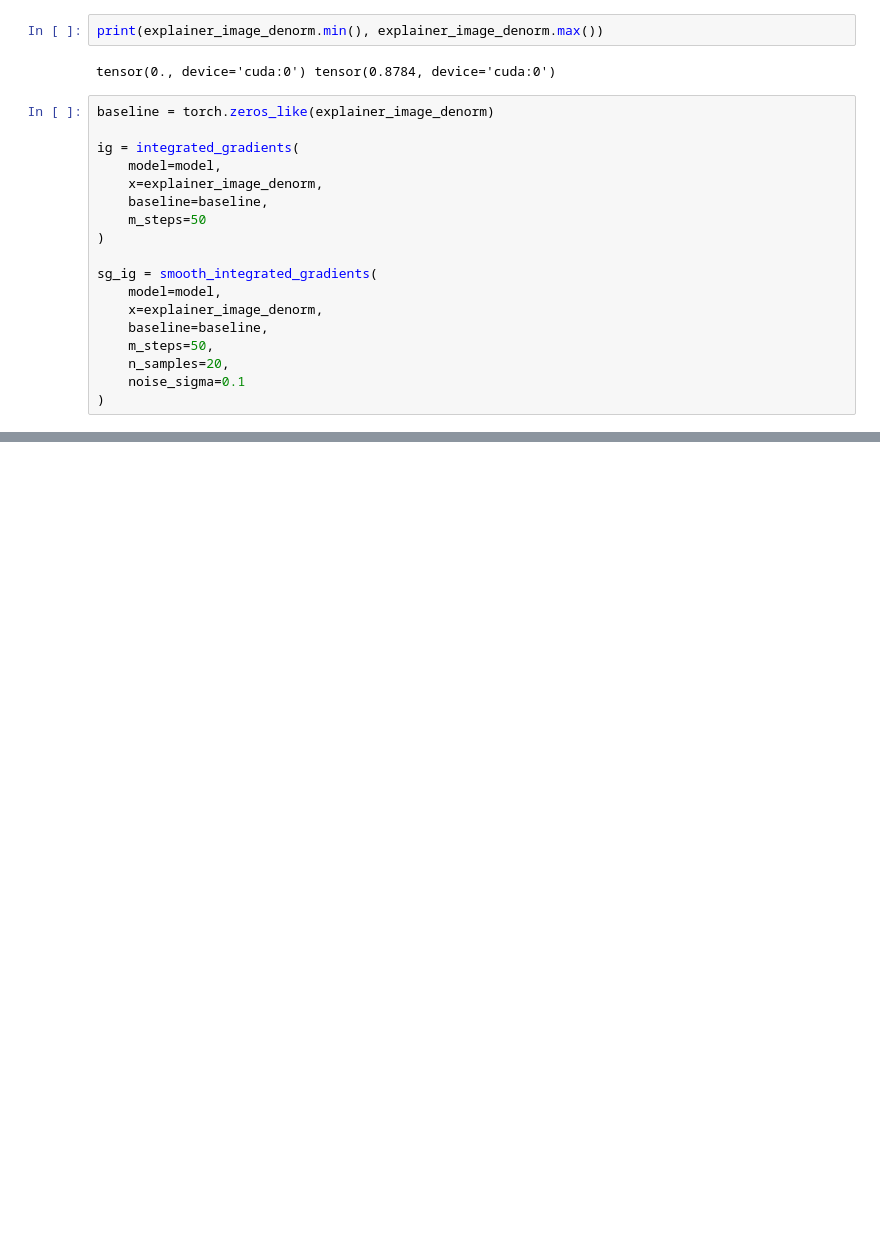
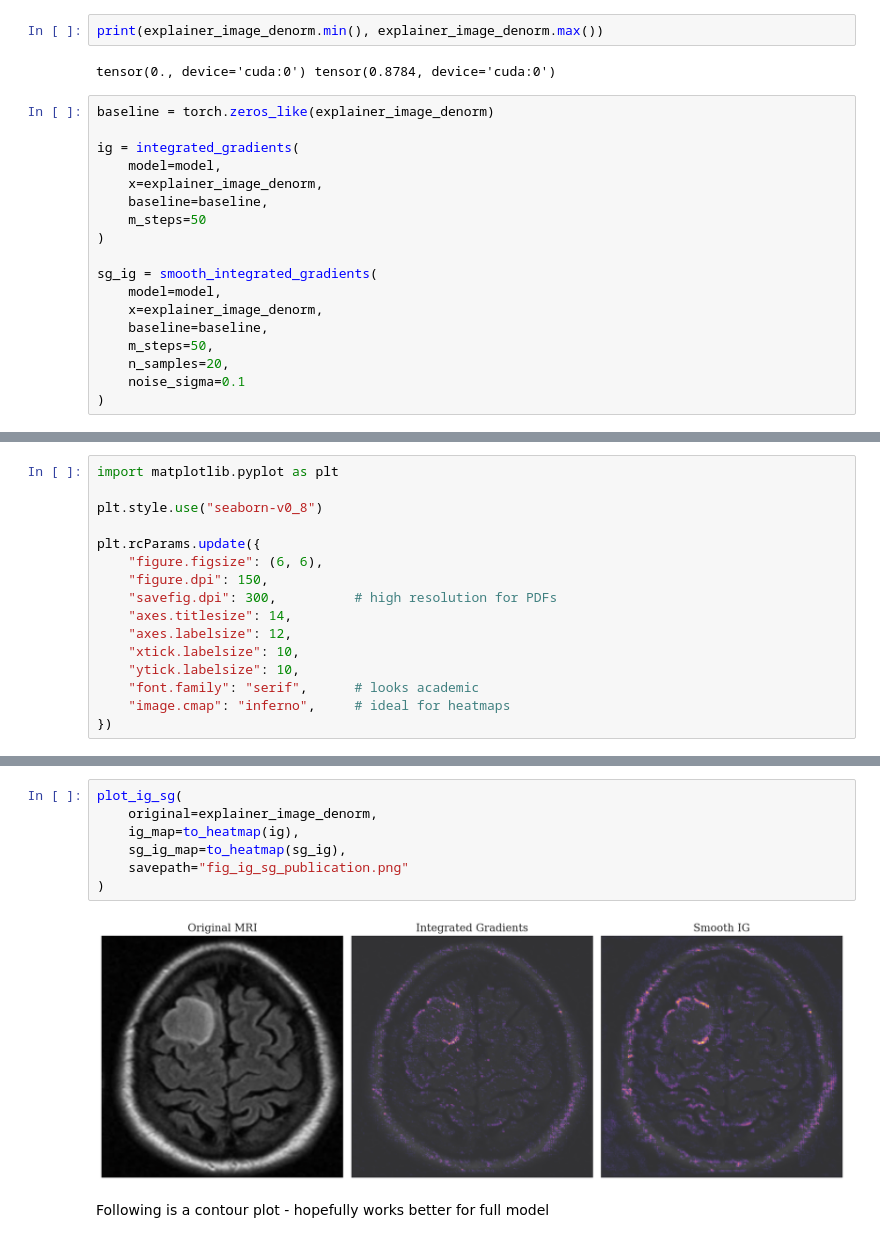
Before and after one commit to y-oth/dst_assessment2, a Jupyter notebook: Elliot M/IntegratedGradientsImplementation.ipynb, the cells around one changed output, grey strips where cells are left out. Cells and saved outputs as stored; diff of their text form; blank space fills up the shorter version.

```diff
--- a/Elliot M/IntegratedGradientsImplementation.ipynb
+++ b/Elliot M/IntegratedGradientsImplementation.ipynb
@@ -372,0 +386,16 @@ show_heatmap(explainer_image_denorm, to_heatmap(sg_ig), "Smooth IG")
+# %%
+import matplotlib.pyplot as plt
+
+plt.style.use("seaborn-v0_8")
+
+plt.rcParams.update({
+    "figure.figsize": (6, 6),
+    "figure.dpi": 150,
+    "savefig.dpi": 300,          # high resolution for PDFs
+    "axes.titlesize": 14,
+    "axes.labelsize": 12,
+    "xtick.labelsize": 10,
+    "ytick.labelsize": 10,
+    "font.family": "serif",      # looks academic
+    "image.cmap": "inferno",     # ideal for heatmaps
+})
@@ -372,0 +445,11 @@ show_heatmap(explainer_image_denorm, to_heatmap(sg_ig), "Smooth IG")
+# %%
+plot_ig_sg(
+    original=explainer_image_denorm,
+    ig_map=to_heatmap(ig),
+    sg_ig_map=to_heatmap(sg_ig),
+    savepath="fig_ig_sg_publication.png"
+)
+# %% [output]
+[figure, added]
+# %% [markdown]
+Following is a contour plot - hopefully works better for full model
```
Also changed, not shown: parts of 13 cells of this notebook.
